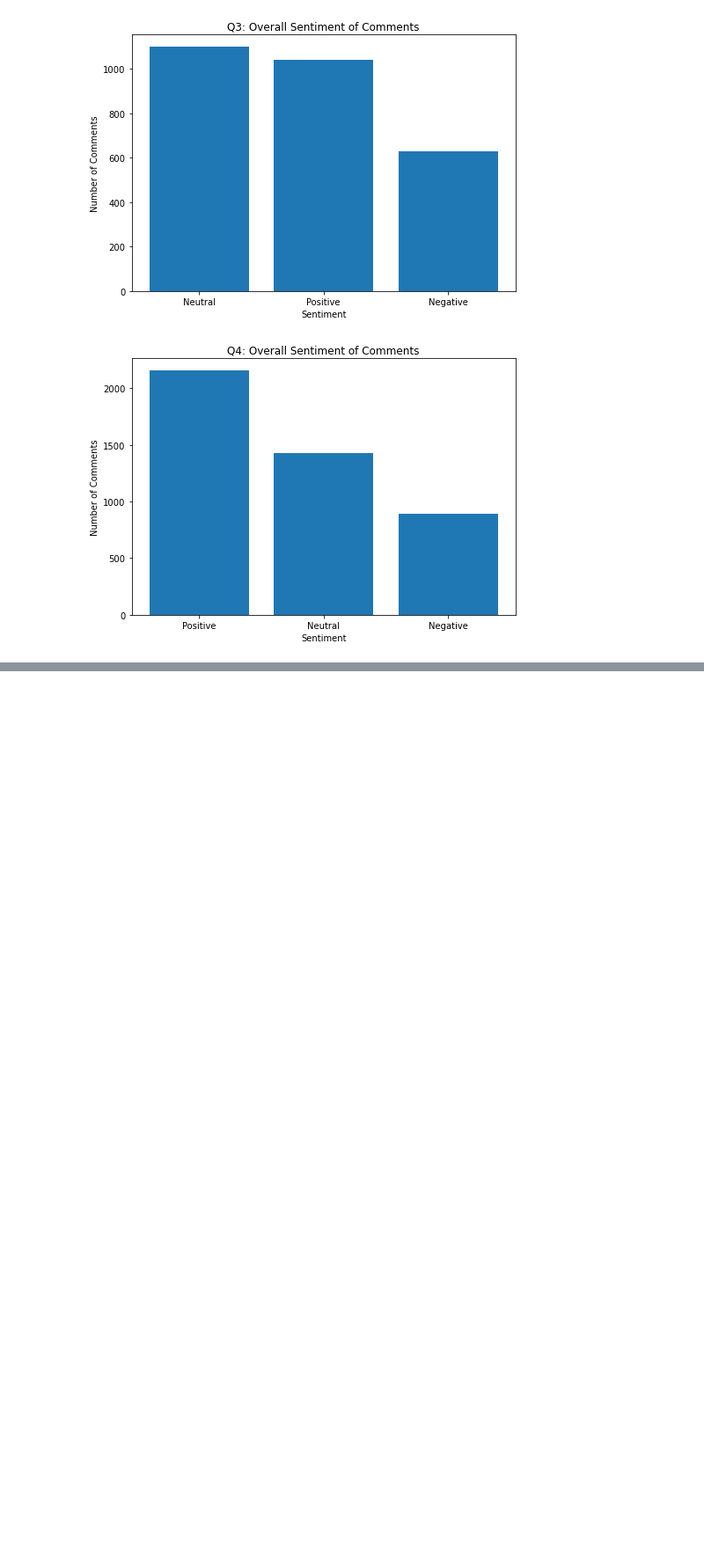
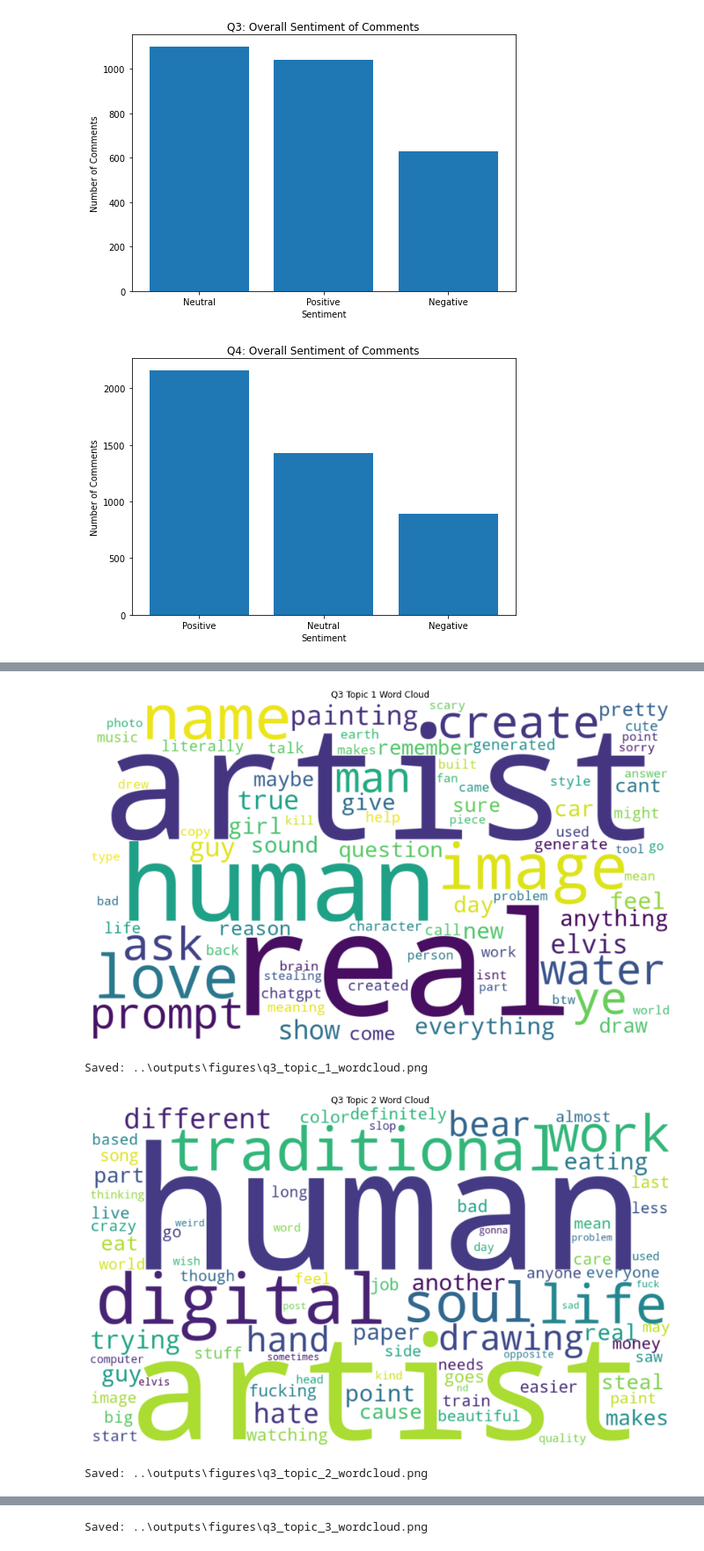
Before and after one commit to Ollie265/Assignment-2-Choose-Your-Own-Analysis, a Jupyter notebook: AI_Art_Assignment/notebooks/data_analysis.ipynb, the cells around one changed output, grey strips where cells are left out. Shown at 88% size. Saved outputs shown, nothing was run; the diff lists cells and outputs as text; code cells hidden in the pictures; blank space fills up the shorter version.

```diff
--- a/AI_Art_Assignment/notebooks/data_analysis.ipynb
+++ b/AI_Art_Assignment/notebooks/data_analysis.ipynb
@@ -551,0 +604,12 @@ Q4 Topics
+# %%
+#create word clouds for Q3
+create_topic_wordclouds(
+    q3_topics_df,
+    dataset_name="Q3",
+    output_prefix="q3"
+)
+# %% [output]
+[figure, added]
+Saved: ..\outputs\figures\q3_topic_1_wordcloud.png
+[figure, added]
+Saved: ..\outputs\figures\q3_topic_2_wordcloud.png
@@ -551,0 +617 @@ Q4 Topics
+Saved: ..\outputs\figures\q3_topic_3_wordcloud.png
```
Also changed, not shown: parts of 13 cells of this notebook.
